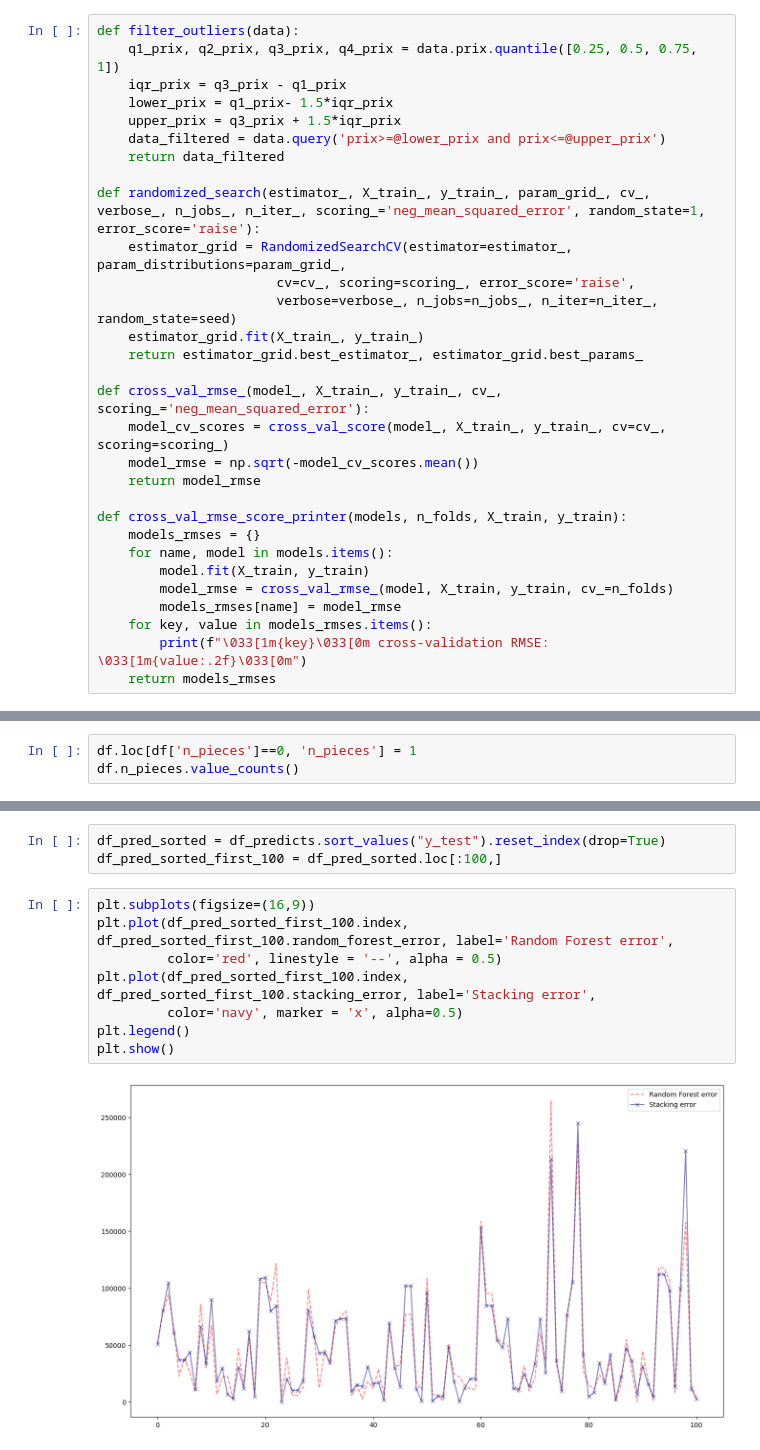
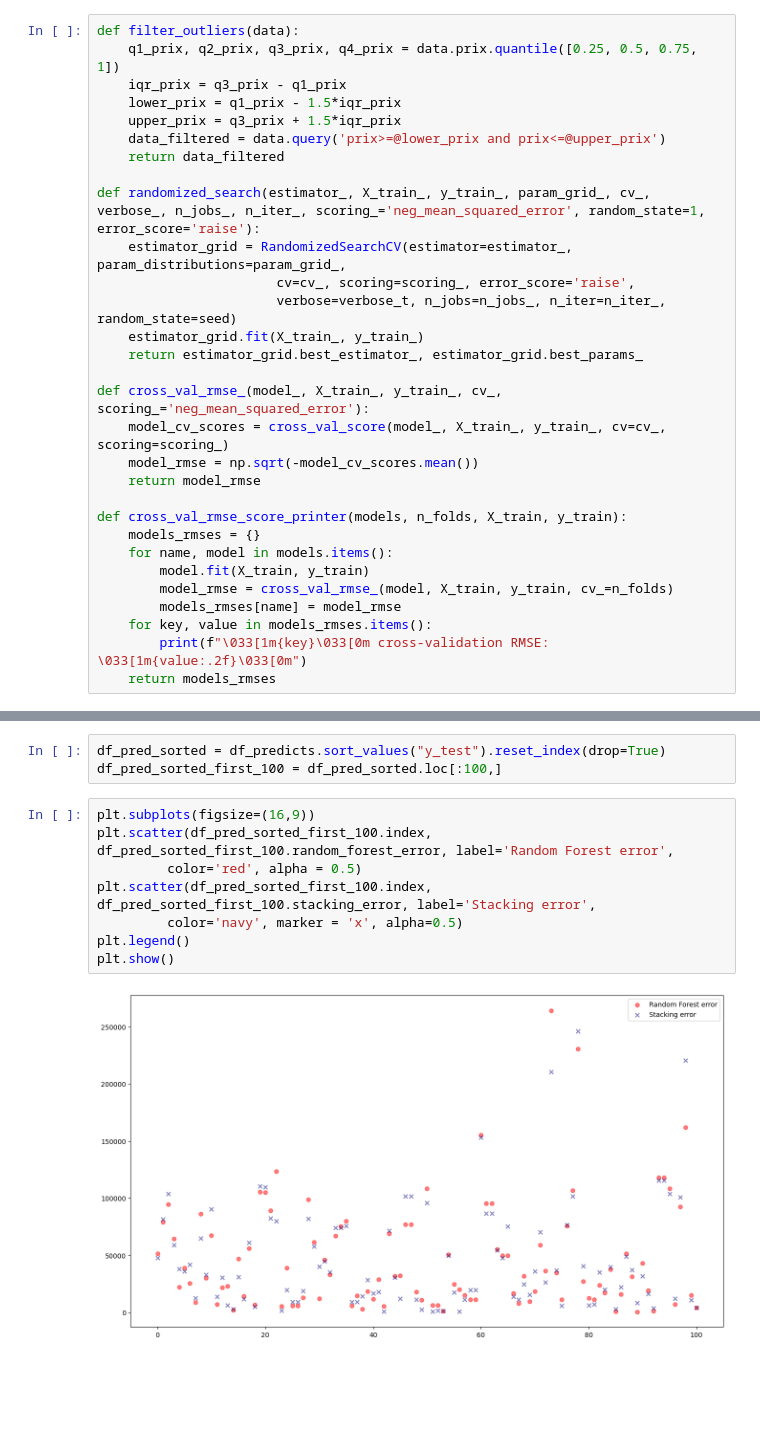
Before and after one commit to NichitaCP/RE, a Jupyter notebook: ML_models.ipynb, the cells around one changed output, grey strips where cells are left out. Saved outputs shown, nothing was run; the diff lists cells and outputs as text; blank space fills up the shorter version.

```diff
--- a/ML_models.ipynb
+++ b/ML_models.ipynb
@@ -15,7 +15,7 @@ from sklearn.preprocessing import StandardScaler
 def filter_outliers(data):
     q1_prix, q2_prix, q3_prix, q4_prix = data.prix.quantile([0.25, 0.5, 0.75, 1])
     iqr_prix = q3_prix - q1_prix
-    lower_prix = q1_prix- 1.5*iqr_prix
+    lower_prix = q1_prix - 1.5*iqr_prix
     upper_prix = q3_prix + 1.5*iqr_prix
     data_filtered = data.query('prix>=@lower_prix and prix<=@upper_prix')
     return data_filtered
@@ -23,7 +23,7 @@ def filter_outliers(data):
 def randomized_search(estimator_, X_train_, y_train_, param_grid_, cv_, verbose_, n_jobs_, n_iter_, scoring_='neg_mean_squared_error', random_state=1, error_score='raise'):
     estimator_grid = RandomizedSearchCV(estimator=estimator_, param_distributions=param_grid_,
                        cv=cv_, scoring=scoring_, error_score='raise',
-                       verbose=verbose_, n_jobs=n_jobs_, n_iter=n_iter_, random_state=seed)
+                       verbose=verbose_t, n_jobs=n_jobs_, n_iter=n_iter_, random_state=seed)
     estimator_grid.fit(X_train_, y_train_)
     return estimator_grid.best_estimator_, estimator_grid.best_params_
 
@@ -74,6 +77,3 @@ data.shape, df.shape
 # %%
 dummy = pd.get_dummies(df['ville'], dtype=float)
 df = pd.concat([dummy, df], axis=1).drop(['type_l', 'prix_m2', 'ville'], axis=1)
-# %%
-df.loc[df['n_pieces']==0, 'n_pieces'] = 1
-df.n_pieces.value_counts()
@@ -386,14 +361,14 @@ df_pred_sorted = df_predicts.sort_values("y_test").reset_index(drop=True)
 df_pred_sorted_first_100 = df_pred_sorted.loc[:100,]
 # %%
 plt.subplots(figsize=(16,9))
-plt.plot(df_pred_sorted_first_100.index, df_pred_sorted_first_100.random_forest_error, label='Random Forest error',
-         color='red', linestyle = '--', alpha = 0.5)
-plt.plot(df_pred_sorted_first_100.index, df_pred_sorted_first_100.stacking_error, label='Stacking error',
+plt.scatter(df_pred_sorted_first_100.index, df_pred_sorted_first_100.random_forest_error, label='Random Forest error',
+         color='red', alpha = 0.5)
+plt.scatter(df_pred_sorted_first_100.index, df_pred_sorted_first_100.stacking_error, label='Stacking error',
          color='navy', marker = 'x', alpha=0.5)
 plt.legend()
 plt.show()
 # %% [output]
-[figure, old version]
+[figure, new version]
 # %%
 plt.subplots(figsize=(16,9))
 plt.plot(df_pred_sorted.index, df_pred_sorted.y_test, color='red', label='True value', linewidth=3)
```
Also changed, not shown: parts of 15 cells of this notebook.
